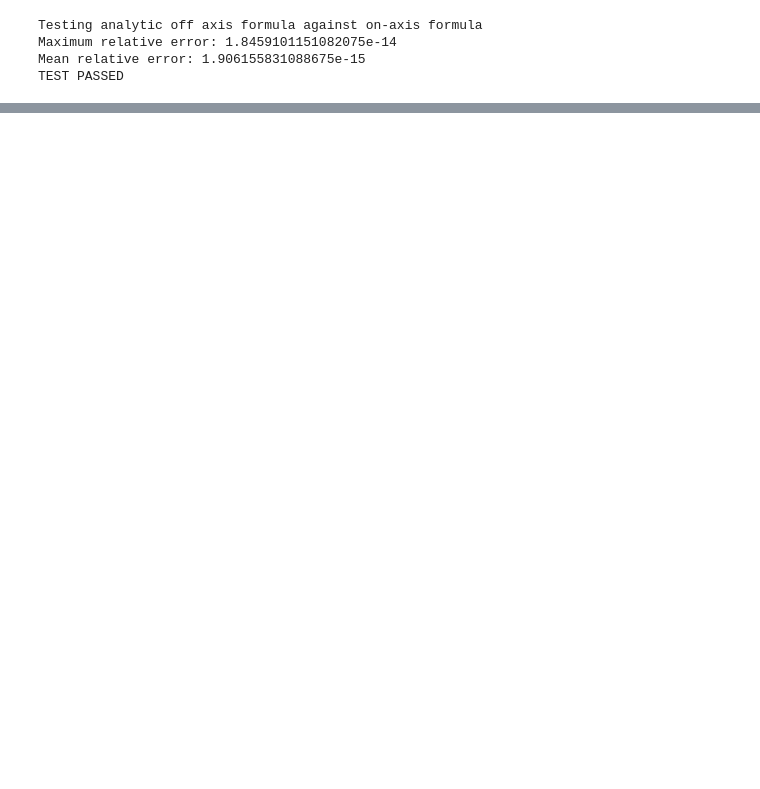
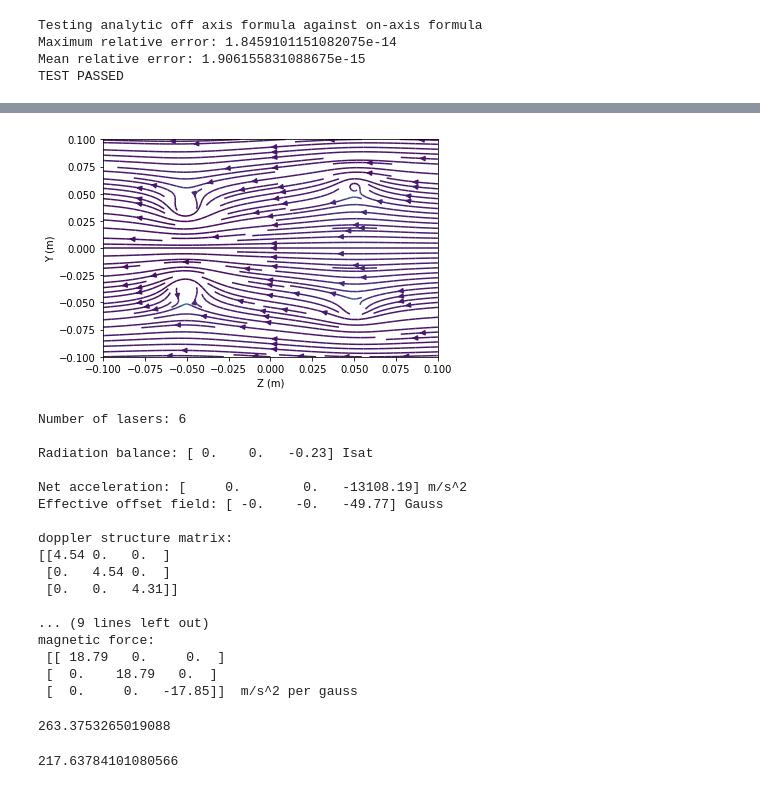
Before and after one commit to matterwaves/atomic_py, a Jupyter notebook: tetra-mot.ipynb, the cells around one changed output, grey strips where cells are left out. Saved outputs shown, nothing was run; the diff lists cells and outputs as text; code cells hidden in the pictures; blank space fills up the shorter version.

```diff
--- a/tetra-mot.ipynb
+++ b/tetra-mot.ipynb
@@ -423,0 +113,9 @@ print(np.matmul(pol_mat,B))
+# %%
+loop=mot.magneticCoil(diameter=0.1,turns=50,current=5,origin=[0,0,-0.05])
+loop2=loop.copy()
+loop2.shift([0,0,+0.1])
+loop2.current=-loop2.current
+dummy_coils=mot.coilSystem([loop,loop2])
+dummy_coils.setROI( (-0.1,0.1,100j),(-0.1,0.1,100j) )
+
+Cs=atom.cesium()
@@ -423,0 +157,49 @@ print(np.matmul(pol_mat,B))
+# %%
+"""
+Cubic MOT config
+"""
+## 3 pairs of mutually orthogonal beams
+z0=mot.laser(intensity=2.5,polarization=-1,direction=[0,0,-1])
+## Additional HWP (usually a QWP double pass) is necessary
+z1=z0.reflect(0.9,[0,0,1])
+z1.polarization=-1*z1.polarization
+x0=mot.laser(intensity=2.5,polarization=1,direction=[-1,0,0])
+x1=x0.reflect(1,[1,0,0])
+x1.polarization=-1*x1.polarization
+y0=mot.laser(intensity=2.5,polarization=1,direction=[0,-1,0])
+y1=y0.reflect(1,[0,1,0])
+y1.polarization=-1*y1.polarization
+lasers=[z0,z1,x0,x1,y0,y1]
+
+cubicMOT=mot.mot(dummy_coils,lasers,Cs.D2,detuning=10)
+
+
+cubicMOT.view()
+cubicMOT.printProperties()
+# %% [output]
+[figure, added]
+Number of lasers: 6
+
+Radiation balance: [ 0.    0.   -0.23] Isat
+
+Net acceleration: [     0.        0.   -13108.19] m/s^2
+Effective offset field: [ -0.    -0.   -49.77] Gauss
+
+doppler structure matrix:
+[[4.54 0.   0.  ]
+ [0.   4.54 0.  ]
+ [0.   0.   4.31]]
+
+... (9 lines left out)
+magnetic force:
+ [[ 18.79   0.     0.  ]
+ [  0.    18.79   0.  ]
+ [  0.     0.   -17.85]]  m/s^2 per gauss
+# %%
+13108.19/49.77
+# %% [output]
+263.3753265019088
+# %%
+1/cubicMOT.KK**2
+# %% [output]
+217.63784101080566
```
Also changed, not shown: parts of 23 cells of this notebook, 3 other files.
